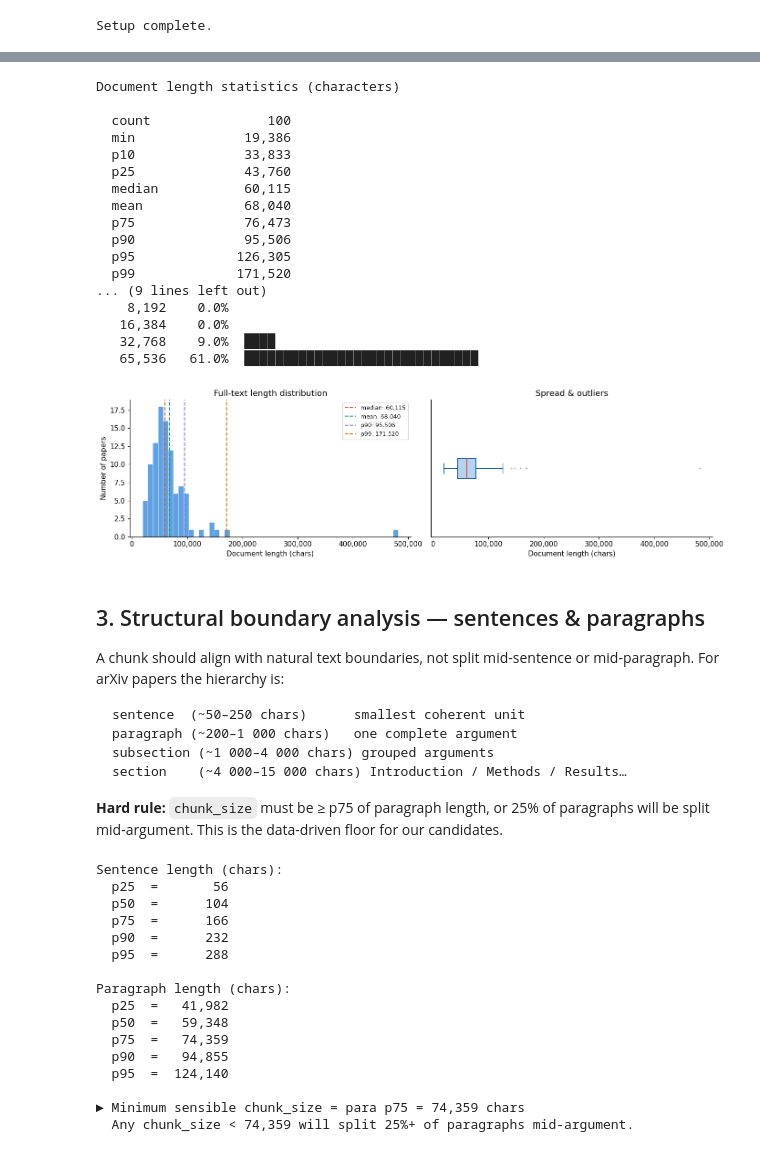
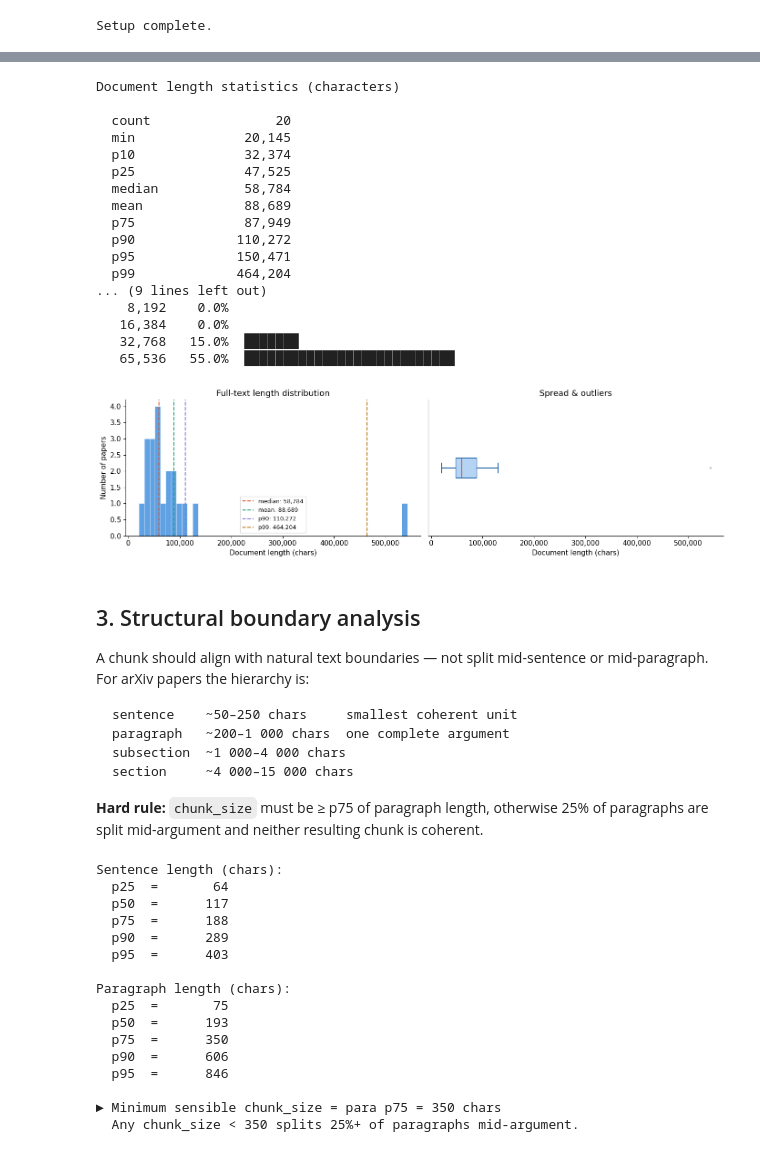
Before and after one commit to theekakarot1/arxiv_trends, a Jupyter notebook: notebooks/chunk_size_analysis.ipynb, the cells around one changed output, grey strips where cells are left out. Cells and saved outputs as stored; diff of their text form; code cells hidden in the pictures.

Commit message:
modified analysis notebook

````diff
--- a/notebooks/chunk_size_analysis.ipynb
+++ b/notebooks/chunk_size_analysis.ipynb
@@ -192,7 +251,7 @@ for k, v in stats.items():
     print(f'  {k:<10} {v:>12,}')
 
 print()
-print('Single-chunk coverage — what % of papers fit in ONE chunk of this size:')
+print('Single-chunk coverage — % of papers that fit in ONE chunk of this size:')
 print()
 for cs in [512, 1024, 2048, 4096, 8192, 16384, 32768, 65536]:
     pct = 100 * np.mean(lengths <= cs)
@@ -201,85 +260,82 @@ for cs in [512, 1024, 2048, 4096, 8192, 16384, 32768, 65536]:
 # %% [output]
 Document length statistics (characters)
 
-  count               100
-  min              19,386
-  p10              33,833
-  p25              43,760
-  median           60,115
-  mean             68,040
-  p75              76,473
-  p90              95,506
-  p95             126,305
-  p99             171,520
+  count                20
+  min              20,145
+  p10              32,374
+  p25              47,525
+  median           58,784
+  mean             88,689
+  p75              87,949
+  p90             110,272
+  p95             150,471
+  p99             464,204
 ... (9 lines left out)
     8,192    0.0%
    16,384    0.0%
-   32,768    9.0%  ████
-   65,536   61.0%  ██████████████████████████████
+   32,768   15.0%  ███████
+   65,536   55.0%  ███████████████████████████
 # %%
 fig, axes = plt.subplots(1, 2, figsize=(14, 4))
 
-# Histogram
 ax = axes[0]
 ax.hist(lengths, bins=50, color='#378ADD', alpha=0.8, edgecolor='white', linewidth=0.4)
 for val, label, color in [
     (stats['median'], 'median', '#D85A30'),
     (stats['mean'],   'mean',   '#1D9E75'),
     (stats['p90'],    'p90',    '#7F77DD'),
     (stats['p99'],    'p99',    '#BA7517'),
 ]:
     ax.axvline(val, color=color, linewidth=1.5, linestyle='--', label=f'{label}: {val:,}')
 ax.set_xlabel('Document length (chars)')
 ax.set_ylabel('Number of papers')
 ax.set_title('Full-text length distribution')
 ax.xaxis.set_major_formatter(ticker.FuncFormatter(lambda x, _: f'{int(x):,}'))
 ax.legend(fontsize=9)
 
-# Box plot
 ax2 = axes[1]
 ax2.boxplot(
     lengths, vert=False, patch_artist=True,
     boxprops=dict(facecolor='#B5D4F4', color='#185FA5'),
     medianprops=dict(color='#D85A30', linewidth=2),
     whiskerprops=dict(color='#185FA5'),
     capprops=dict(color='#185FA5'),
-    flierprops=dict(marker='.', color='#378ADD', alpha=0.4, markersize=3),
+    flierprops=dict(marker='.', color='#378ADD', alpha=0.4, markersize=4),
 )
 ax2.set_xlabel('Document length (chars)')
 ax2.set_title('Spread & outliers')
 ax2.xaxis.set_major_formatter(ticker.FuncFormatter(lambda x, _: f'{int(x):,}'))
 ax2.set_yticks([])
 
 plt.tight_layout()
 plt.savefig('1_doc_length_distribution.png', dpi=150, bbox_inches='tight')
 plt.show()
 # %% [output]
-[figure, old version]
+[figure, new version]
 # %% [markdown]
-## 3. Structural boundary analysis — sentences & paragraphs
+## 3. Structural boundary analysis
 
-A chunk should align with natural text boundaries, not split mid-sentence or mid-paragraph. For arXiv papers the hierarchy is:
+A chunk should align with natural text boundaries — not split mid-sentence or
+mid-paragraph. For arXiv papers the hierarchy is:
 
 ```
-sentence  (~50–250 chars)      smallest coherent unit
-paragraph (~200–1 000 chars)   one complete argument
-subsection (~1 000–4 000 chars) grouped arguments
-section    (~4 000–15 000 chars) Introduction / Methods / Results…
+sentence    ~50–250 chars     smallest coherent unit
+paragraph   ~200–1 000 chars  one complete argument
+subsection  ~1 000–4 000 chars
+section     ~4 000–15 000 chars
 ```
 
-**Hard rule:** `chunk_size` must be ≥ p75 of paragraph length, or 25% of paragraphs will be split mid-argument. This is the data-driven floor for our candidates.
+**Hard rule:** `chunk_size` must be ≥ p75 of paragraph length, otherwise 25% of
+paragraphs are split mid-argument and neither resulting chunk is coherent.
 # %%
 sent_lengths = []
 para_lengths = []
 
 for doc in corpus:
-    # Sentences: split on terminal punctuation
     for s in re.split(r'(?<=[.!?])\s+', doc['text']):
         s = s.strip()
         if len(s) > 10:
             sent_lengths.append(len(s))
-
-    # Paragraphs: split on blank lines (double newline)
     for p in doc['text'].split('\n\n'):
         p = p.strip()
         if len(p) > 30:
@@ -301,24 +357,24 @@ para_p75 = int(np.percentile(para_arr, 75))
 para_med = int(np.median(para_arr))
 print()
 print(f'► Minimum sensible chunk_size = para p75 = {para_p75:,} chars')
-print(f'  Any chunk_size < {para_p75:,} will split 25%+ of paragraphs mid-argument.')
+print(f'  Any chunk_size < {para_p75:,} splits 25%+ of paragraphs mid-argument.')
 # %% [output]
 Sentence length (chars):
-  p25  =       56
-  p50  =      104
-  p75  =      166
-  p90  =      232
-  p95  =      288
+  p25  =       64
+  p50  =      117
+  p75  =      188
+  p90  =      289
+  p95  =      403
 
 Paragraph length (chars):
-  p25  =   41,982
-  p50  =   59,348
-  p75  =   74,359
-  p90  =   94,855
-  p95  =  124,140
+  p25  =       75
+  p50  =      193
+  p75  =      350
+  p90  =      606
+  p95  =      846
 
-► Minimum sensible chunk_size = para p75 = 74,359 chars
-  Any chunk_size < 74,359 will split 25%+ of paragraphs mid-argument.
+► Minimum sensible chunk_size = para p75 = 350 chars
+  Any chunk_size < 350 splits 25%+ of paragraphs mid-argument.
 # %%
 fig, axes = plt.subplots(1, 2, figsize=(14, 4))
 
````
Also changed, not shown: parts of 46 cells of this notebook, 5 other files.
